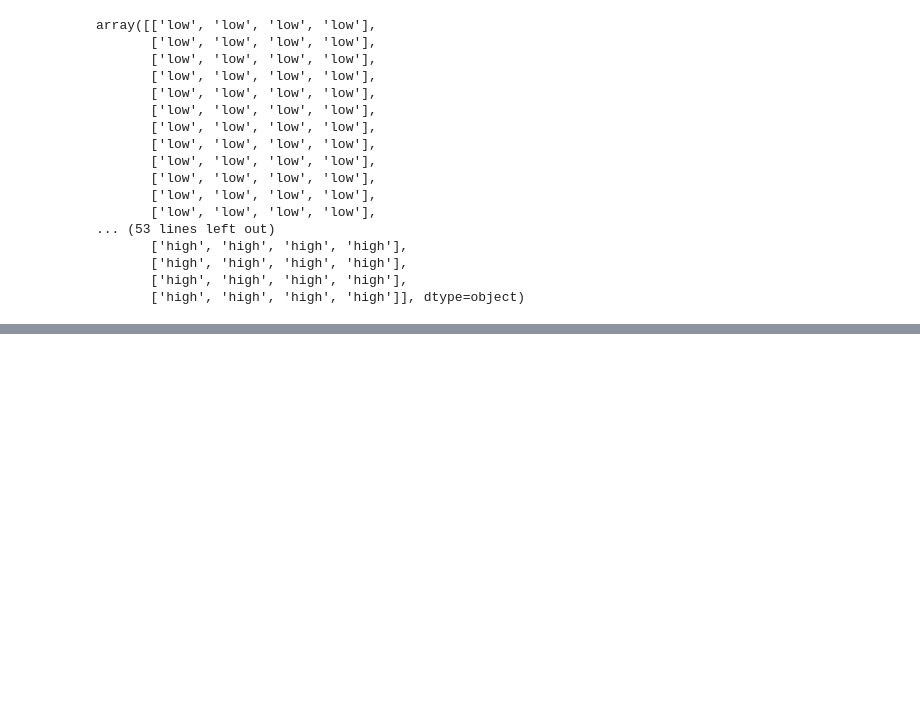
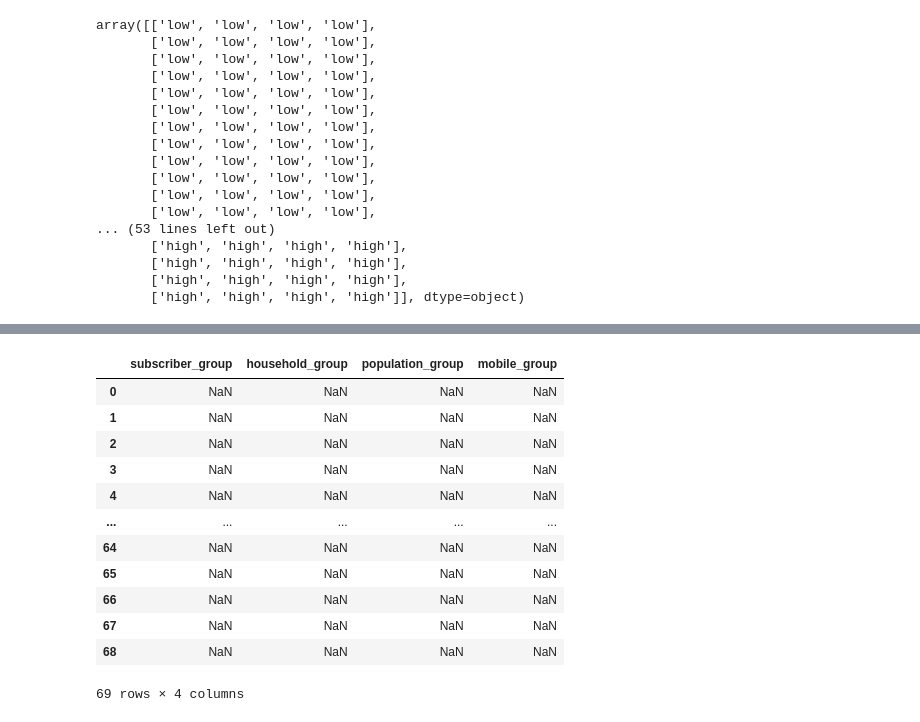
Before and after one commit to Kanyarat-S/DWDM21, a Jupyter notebook: Project_DWDM.ipynb, the cells around one changed output, grey strips where cells are left out. Drawn from its saved outputs; the diff is of its cells as text; code cells hidden in the pictures; blank space fills up the shorter version.

```diff
--- a/Project_DWDM.ipynb
+++ b/Project_DWDM.ipynb
@@ -640,0 +674,16 @@ array([['low', 'low', 'low', 'low'],
+# %%
+data_cut
+# %% [output]
+|  | subscriber_group | household_group | population_group | mobile_group |
+| 0 | NaN | NaN | NaN | NaN |
+| 1 | NaN | NaN | NaN | NaN |
+| 2 | NaN | NaN | NaN | NaN |
+| 3 | NaN | NaN | NaN | NaN |
+| 4 | NaN | NaN | NaN | NaN |
+| ... | ... | ... | ... | ... |
+| 64 | NaN | NaN | NaN | NaN |
+| 65 | NaN | NaN | NaN | NaN |
+| 66 | NaN | NaN | NaN | NaN |
+| 67 | NaN | NaN | NaN | NaN |
+| 68 | NaN | NaN | NaN | NaN |
+69 rows × 4 columns
```
Also changed, not shown: parts of 17 cells of this notebook.
